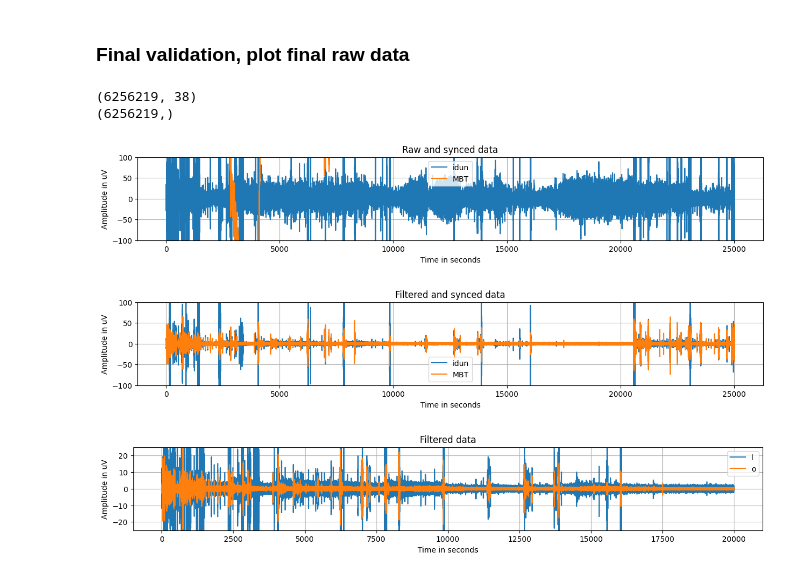
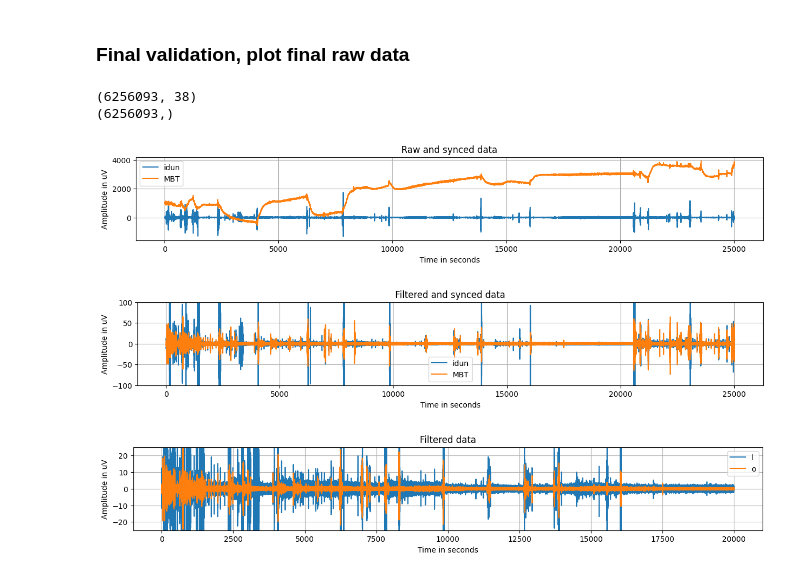
Before and after one commit to iduntech/idn-sync-data, a Jupyter notebook: sync_main.ipynb, the cells around one changed output. Drawn from its saved outputs; the diff is of its cells as text; code cells hidden in the pictures.

```diff
--- a/sync_main.ipynb
+++ b/sync_main.ipynb
@@ -34,8 +57,8 @@ import config
 # folder = "Fullscalp"
 # subject = "SB"
 folder = "full_scalp_data"
-subject = "VB"
-idun_file_ending = "eeg_24012023"
+subject = "SB"
+idun_file_ending = "3"
 night = ""
 
 if len(glob.glob(os.path.join(folder, subject, night, "*.edf"))) != 0:
@@ -588,37 +590,36 @@ idun_filtered = do_bandpass(
     shifted_final_idun_base_arr,
     [config.FILTER_RANGE[0], config.FILTER_RANGE[1]],
     config.BASE_SAMPLE_RATE,
 )
 
 
 plt.figure(figsize=(15, 2))
 time_seconds = np.arange(len(shifted_final_idun_base_arr)) / config.BASE_SAMPLE_RATE
 plt.plot(time_seconds, shifted_final_idun_base_arr, label="idun")
 plt.plot(time_seconds, 0.5 * comparisoneeg_channel_1_minus_2, label=config.DEVICE)
 plt.legend()
-plt.ylim(-100, 100)
 plt.title("Raw and synced data")
 plt.xlabel("Time in seconds")
 plt.ylabel("Amplitude in uV")
 plt.savefig(os.path.join(folder, subject, night, f"{subject}_{night}_raw.png"))
 plt.grid()
 
 
 plt.figure(figsize=(15, 2))
 time_seconds = np.arange(len(idun_filtered)) / config.BASE_SAMPLE_RATE
 plt.plot(time_seconds, idun_filtered, label="idun")
 plt.plot(time_seconds, 0.5 * comparisoneeg_filtered, label=config.DEVICE)
 plt.legend()
 plt.ylim(-100, 100)
 plt.title("Filtered and synced data")
 plt.xlabel("Time in seconds")
 plt.ylabel("Amplitude in uV")
 plt.savefig(os.path.join(folder, subject, night, f"{subject}_{night}_filtered.png"))
 plt.grid()
 # %% [output]
-(6256219, 38)
-(6256219,)
+(6256093, 38)
+(6256093,)
-[figure, old version]
+[figure, new version]
 [figure]
 # %%
 plt.figure(figsize=(15, 2))
```
Also changed, not shown: parts of 33 cells of this notebook, 1 other file.
